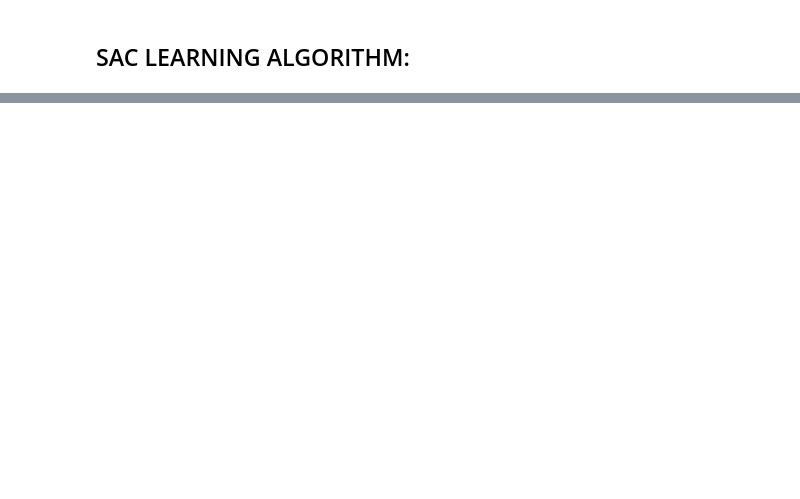
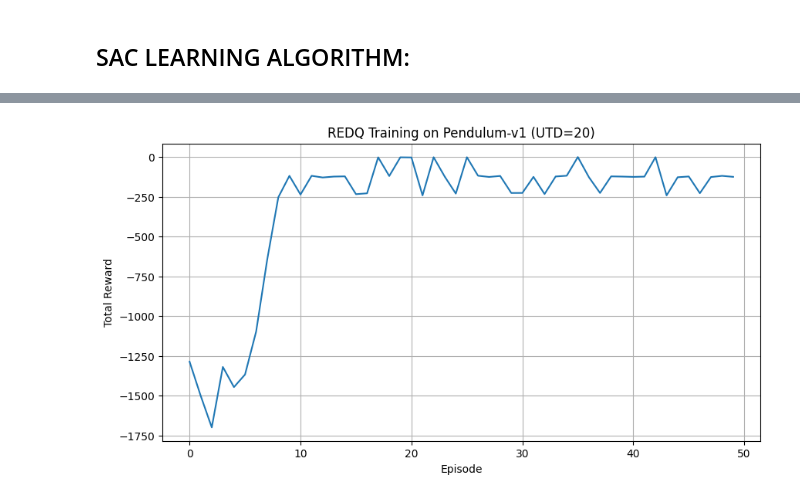
Before and after one commit to rigais23/RL_Project_REDQ, a Jupyter notebook: notebooks/exploration.ipynb, the cells around one changed output, grey strips where cells are left out. Saved outputs shown, nothing was run; the diff lists cells and outputs as text; code cells hidden in the pictures; blank space fills up the shorter version.

Commit message:
feat: add REDQ training

```diff
--- a/notebooks/exploration.ipynb
+++ b/notebooks/exploration.ipynb
@@ -165,0 +168,88 @@ Number of episodes: 100
+# %%
+import gymnasium as gym
+import numpy as np
+import torch
+import matplotlib.pyplot as plt
+from tqdm import tqdm
+
+import sys
+import os
+sys.path.append(os.path.abspath(os.path.join('..')))
+
+# Import your custom modules
+from src.buffer import ReplayBuffer
+# --- CHANGED: Import REDQ instead of SAC ---
+from src.redq import REDQ
+
+# 1. SETUP
+device = torch.device("cuda" if torch.cuda.is_available() else "mps" if torch.backends.mps.is_available() else "cpu")
+env = gym.make('Pendulum-v1')
+
+state_dim = env.observation_space.shape[0]
+action_dim = env.action_space.shape[0]
+max_action = float(env.action_space.high[0])
+
+replay_buffer = ReplayBuffer(state_dim, action_dim)
+
+# --- CHANGED: Initialize the REDQ Agent ---
+agent = REDQ(state_dim, action_dim, max_action, device)
+
+# Hyperparameters
+# REDQ is much more sample efficient, so 10,000 steps is usually more than enough!
+max_timesteps = 10000
+start_timesteps = 1000
+batch_size = 256
+utd_ratio = 20              # <--- NEW: Explicitly define the UTD ratio
+
+episode_rewards = []
+current_episode_reward = 0
+
+state, _ = env.reset()
+
+# 2. MAIN LOOP
+# --- CHANGED: tqdm description ---
+for t in tqdm(range(max_timesteps), desc="Training REDQ"):
+
+    # a) Select Action (Randomly for warm-up, then using Policy)
+    if t < start_timesteps:
+        action = env.action_space.sample()
+    else:
+        action = agent.select_action(state)
+
+    # b) Take Step in Environment
+    next_state, reward, terminated, truncated, _ = env.step(action)
+    current_episode_reward += reward
+
+    # Mathematical note: We only tell the buffer done=True if the episode
+    # ended naturally (terminated), NOT if it just hit the time limit (truncated).
+    done_bool = float(terminated)
+
+    # c) Store in Memory
+    replay_buffer.add(state, action, reward, next_state, done_bool)
+
+    state = next_state
+
+    # d) Train Agent (Only after warm-up is over)
+    if t >= start_timesteps:
+        # --- CHANGED: Pass the UTD ratio into the train function ---
+        agent.train(replay_buffer, batch_size, utd_ratio=utd_ratio)
+
+    # e) Handle Episode End
+    if terminated or truncated:
+        episode_rewards.append(current_episode_reward)
+        state, _ = env.reset()
+        current_episode_reward = 0
+
+env.close()
+
+# 3. PLOT RESULTS
+plt.figure(figsize=(10, 5))
+plt.plot(episode_rewards)
+# --- CHANGED: Plot title ---
+plt.title(f"REDQ Training on Pendulum-v1 (UTD={utd_ratio})")
+plt.xlabel("Episode")
+plt.ylabel("Total Reward")
+plt.grid(True)
+plt.show()
+# %% [output]
+[figure, added]
```
Also changed, not shown: parts of 5 cells of this notebook.
